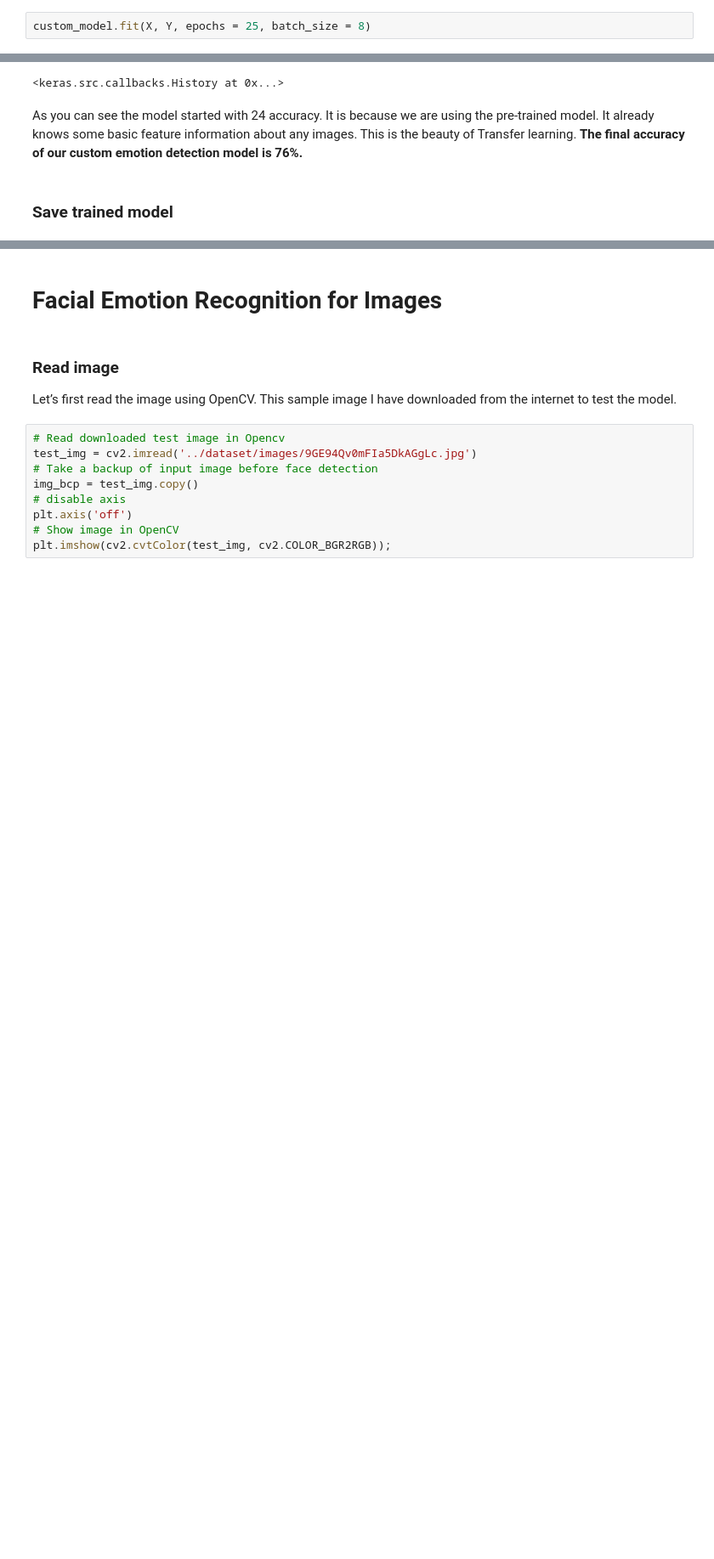
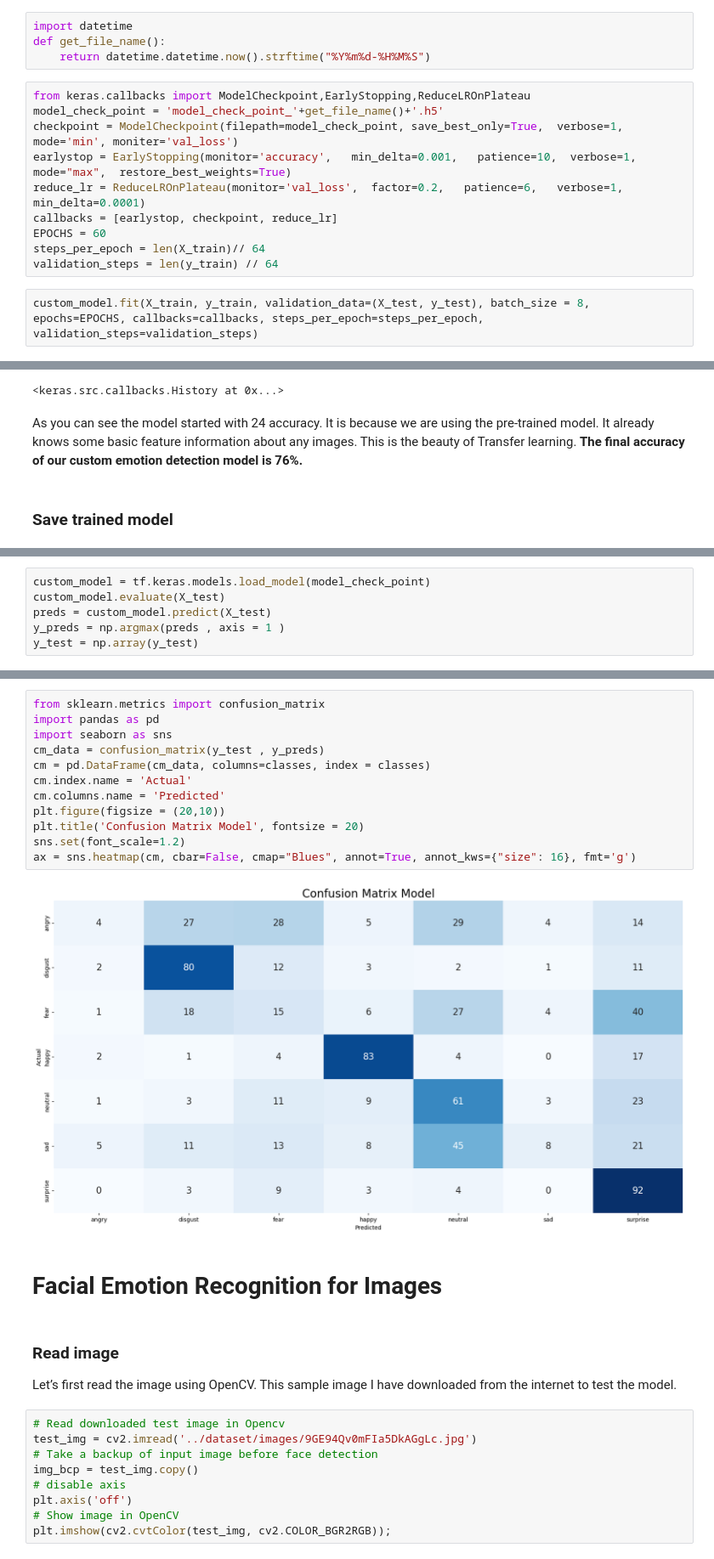
Before and after one commit to phsophea101/dl-human-emotions, a Jupyter notebook: train-model.ipynb, the cells around one changed output, grey strips where cells are left out. Shown at 85% size. Drawn from its saved outputs; the diff is of its cells as text; blank space fills up the shorter version.

```diff
--- a/train-model.ipynb
+++ b/train-model.ipynb
@@ -268,6 +356,20 @@ ________________________________________________________________________________
 So finally we are done with our data preparation and model configuration. Now let’s train our custom model to detect facial expressions. To do that just run the below code.
 
 I am going to use batch size = 8 and 25 epochs to avoid any memory error while training in the local windows system.
+# %%
+import datetime
+def get_file_name():
+    return datetime.datetime.now().strftime("%Y%m%d-%H%M%S")
+# %%
+from keras.callbacks import ModelCheckpoint,EarlyStopping,ReduceLROnPlateau
+model_check_point = 'model_check_point_'+get_file_name()+'.h5'
+checkpoint = ModelCheckpoint(filepath=model_check_point, save_best_only=True,  verbose=1,  mode='min', moniter='val_loss')
+earlystop = EarlyStopping(monitor='accuracy',   min_delta=0.001,   patience=10,  verbose=1, mode="max",  restore_best_weights=True)
+reduce_lr = ReduceLROnPlateau(monitor='val_loss',  factor=0.2,   patience=6,   verbose=1,   min_delta=0.0001)
+callbacks = [earlystop, checkpoint, reduce_lr]
+EPOCHS = 60
+steps_per_epoch = len(X_train)// 64
+validation_steps = len(y_train) // 64
 # %%
-custom_model.fit(X, Y, epochs = 25, batch_size = 8)
+custom_model.fit(X_train, y_train, validation_data=(X_test, y_test), batch_size = 8, epochs=EPOCHS, callbacks=callbacks, steps_per_epoch=steps_per_epoch, validation_steps=validation_steps)
 # %% [output]
@@ -297,0 +401,6 @@ custom_model.save('human_emotion_model.h5')
+# %%
+custom_model = tf.keras.models.load_model(model_check_point)
+custom_model.evaluate(X_test)
+preds = custom_model.predict(X_test)
+y_preds = np.argmax(preds , axis = 1 )
+y_test = np.array(y_test)
@@ -298,3 +410,17 @@ custom_model.save('human_emotion_model.h5')
+# %%
+from sklearn.metrics import confusion_matrix
+import pandas as pd
+import seaborn as sns
+cm_data = confusion_matrix(y_test , y_preds)
+cm = pd.DataFrame(cm_data, columns=classes, index = classes)
+cm.index.name = 'Actual'
+cm.columns.name = 'Predicted'
+plt.figure(figsize = (20,10))
+plt.title('Confusion Matrix Model', fontsize = 20)
+sns.set(font_scale=1.2)
+ax = sns.heatmap(cm, cbar=False, cmap="Blues", annot=True, annot_kws={"size": 16}, fmt='g')
+# %% [output]
+[figure, added]
 # %% [markdown]
 # Facial Emotion Recognition for Images
 # %% [markdown]
```
Also changed, not shown: parts of 28 cells of this notebook.
